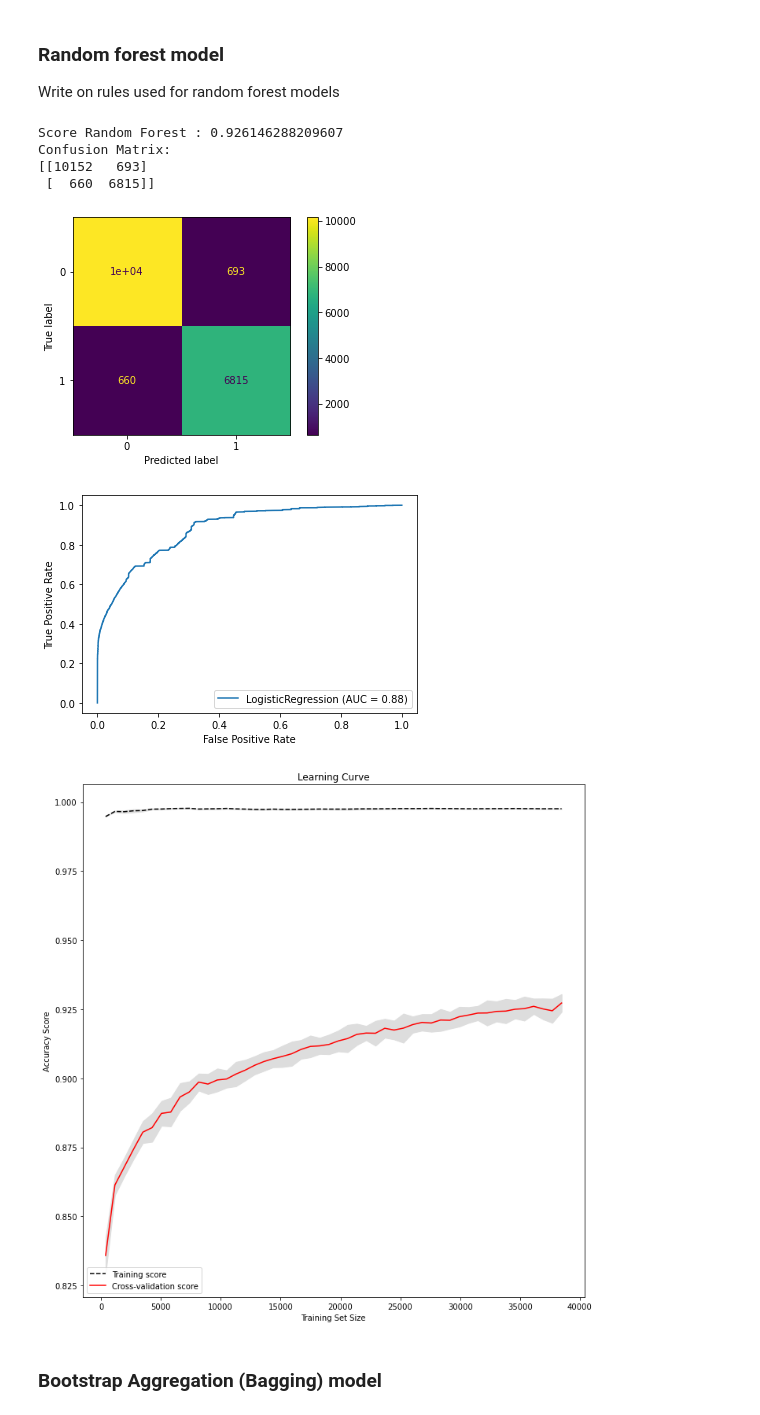
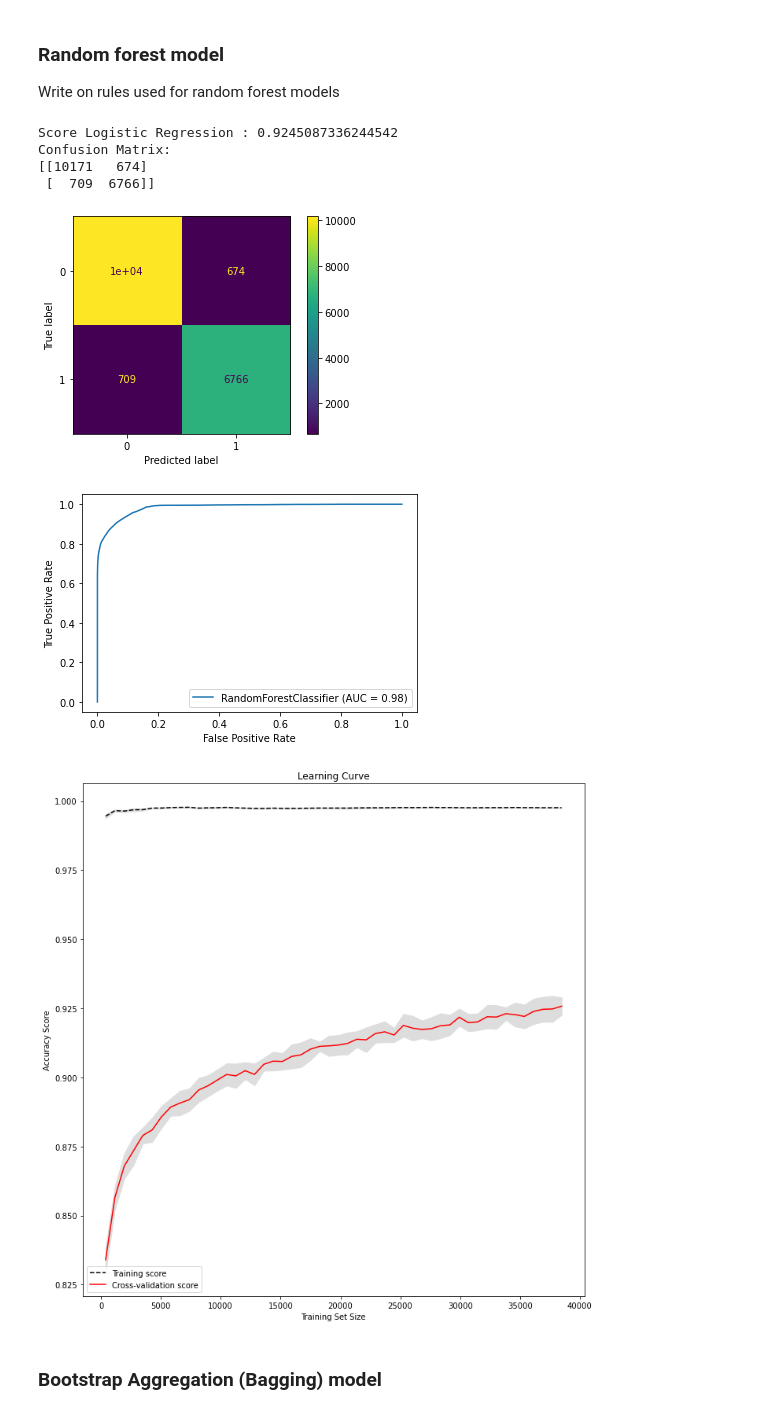
Before and after one commit to Aldair2202/Dissertation, a Jupyter notebook: Solution/Prototype1.ipynb, the cells around one changed output. Drawn from its saved outputs; the diff is of its cells as text; code cells hidden in the pictures.

```diff
--- a/Solution/Prototype1.ipynb
+++ b/Solution/Prototype1.ipynb
@@ -346,17 +352,17 @@ Confusion Matrix:
 
 Write on rules used for random forest models
 # %%
-rfc = RandomForestClassifier(n_estimators=100)
+rfc = RandomForestClassifier(n_estimators=50)
 train_score_plot(rfc, X_train, y_train)
 plot_learning_curve(rfc, X_train, y_train)
 # %% [output]
-Score Random Forest : 0.926146288209607
+Score Logistic Regression : 0.9245087336244542
 Confusion Matrix:
-[[10152   693]
- [  660  6815]]
+[[10171   674]
+ [  709  6766]]
-[figure, old version]
+[figure, new version]
-[figure, old version]
+[figure, new version]
-[figure, old version]
+[figure, new version]
 # %% [markdown]
 ### Bootstrap Aggregation (Bagging) model
 # %%
```
Also changed, not shown: parts of 9 cells of this notebook.
